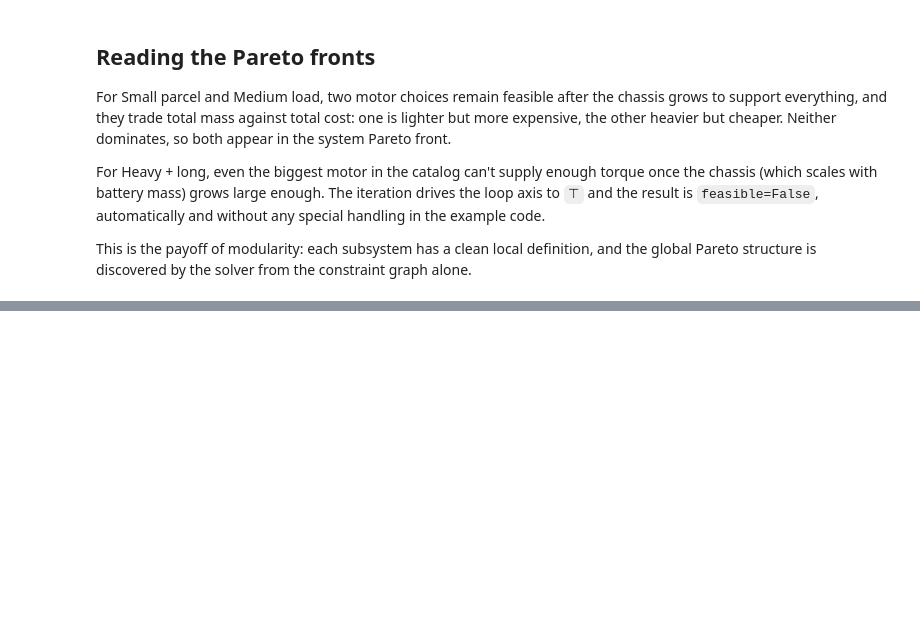
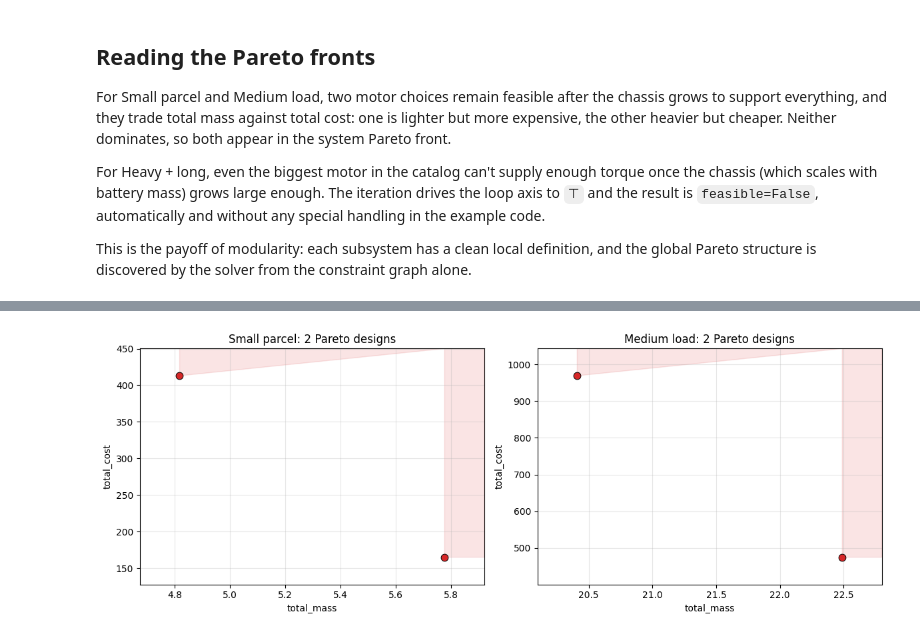
Before and after one commit to cbriat/codesign-mcdp, a Jupyter notebook: notebooks/08_vehicle_modular.ipynb, the cells around one changed output, grey strips where cells are left out. Cells and saved outputs as stored; diff of their text form; code cells hidden in the pictures; blank space fills up the shorter version.

Commit message:
Update visualization and other features

```diff
--- a/notebooks/08_vehicle_modular.ipynb
+++ b/notebooks/08_vehicle_modular.ipynb
@@ -162,0 +167,13 @@ This is the payoff of modularity: each subsystem has a clean local definition, a
+# %%
+import matplotlib.pyplot as plt
+from codesign import viz
+
+fig, axes = plt.subplots(1, 2, figsize=(12, 4.5))
+for ax, (label, f) in zip(axes, cases[:2]):
+    result = solve(vehicle, f, max_iter=200)
+    viz.plot_antichain(result, axes=["total_mass", "total_cost"], ax=ax)
+    ax.set_title(f"{label}: {len(result.antichain)} Pareto designs")
+fig.tight_layout()
+plt.show()
+# %% [output]
+[figure, added]
```
Also changed, not shown: parts of 1 cell of this notebook, 26 other files.
